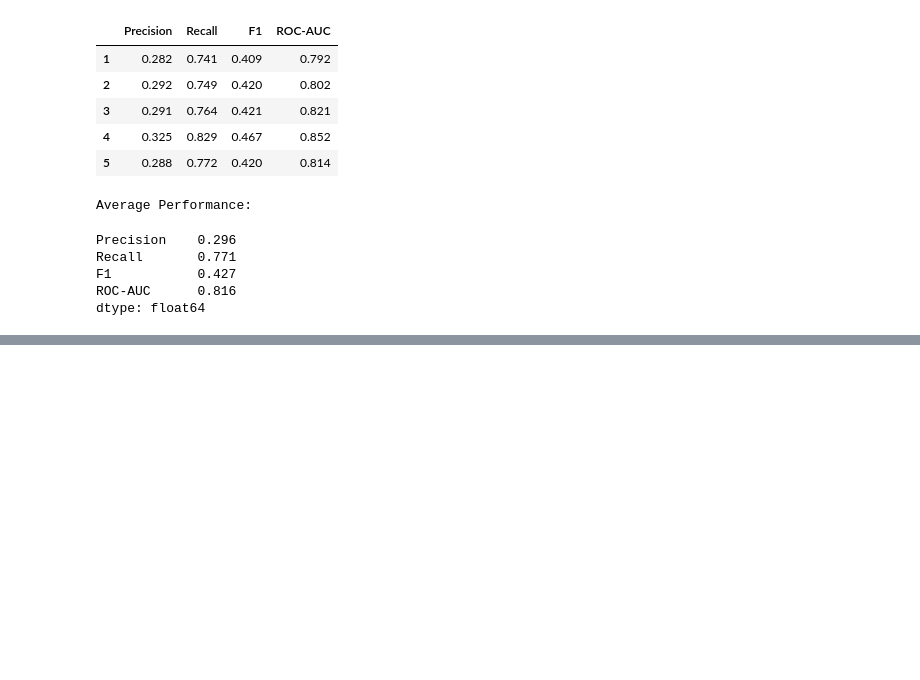
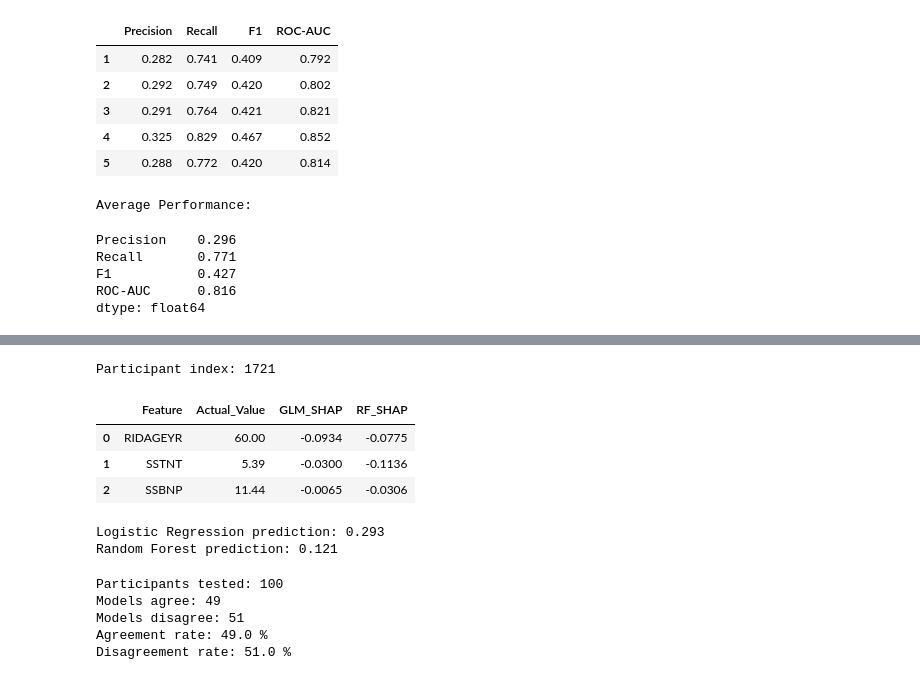
Before and after one commit to Evode-Manirahari/nhanes-cardiovascular-ml, a Jupyter notebook: notebooks/03_onehot_baseline_cv.ipynb, the cells around one changed output, grey strips where cells are left out. Cells and saved outputs as stored; diff of their text form; code cells hidden in the pictures; blank space fills up the shorter version.

```diff
--- a/notebooks/03_onehot_baseline_cv.ipynb
+++ b/notebooks/03_onehot_baseline_cv.ipynb
@@ -468,0 +773,66 @@ the same three features and stratified 5-fold cross-validation.
+# %%
+# Select one participant where the models disagree
+person_id = explanation_comparison.index[
+    ~explanation_comparison["Agree"]
+][0]
+
+position = people.index.get_loc(person_id)
+
+# Compare the SHAP contributions for each feature
+person_explanation = pd.DataFrame({
+    "Feature": glm_features,
+    "Actual_Value": people.loc[person_id, glm_features].values,
+    "GLM_SHAP": glm_shap.values[position],
+    "RF_SHAP": rf_shap.values[position]
+})
+
+print("Participant index:", person_id)
+
+display(person_explanation.round(4))
+
+# Compare model predictions for the same person
+person = people.loc[[person_id]]
+
+print(
+    "Logistic Regression prediction:",
+    round(glm_explain.predict_proba(person)[0, 1], 3)
+)
+
+print(
+    "Random Forest prediction:",
+    round(rf_explain.predict_proba(person)[0, 1], 3)
+)
+# %% [output]
+Participant index: 1721
+|  | Feature | Actual_Value | GLM_SHAP | RF_SHAP |
+| 0 | RIDAGEYR | 60.00 | -0.0934 | -0.0775 |
+| 1 | SSTNT | 5.39 | -0.0300 | -0.1136 |
+| 2 | SSBNP | 11.44 | -0.0065 | -0.0306 |
+Logistic Regression prediction: 0.293
+Random Forest prediction: 0.121
+# %%
+# Test SHAP agreement on 100 held-out participants
+people_100 = X_test.sample(n=100, random_state=123)
+
+# Explain both models on exactly the same people
+glm_shap_100 = glm_explainer(people_100, max_evals=35)
+rf_shap_100 = rf_explainer(people_100, max_evals=35)
+
+# Most influential feature for each person
+glm_top_100 = np.abs(glm_shap_100.values).argmax(axis=1)
+rf_top_100 = np.abs(rf_shap_100.values).argmax(axis=1)
+
+# Measure agreement
+agree_100 = glm_top_100 == rf_top_100
+
+print("Participants tested:", len(people_100))
+print("Models agree:", agree_100.sum())
+print("Models disagree:", (~agree_100).sum())
+print("Agreement rate:", round(agree_100.mean() * 100, 1), "%")
+print("Disagreement rate:", round((~agree_100).mean() * 100, 1), "%")
+# %% [output]
+Participants tested: 100
+Models agree: 49
+Models disagree: 51
+Agreement rate: 49.0 %
+Disagreement rate: 51.0 %
```
Also changed, not shown: parts of 14 cells of this notebook.
